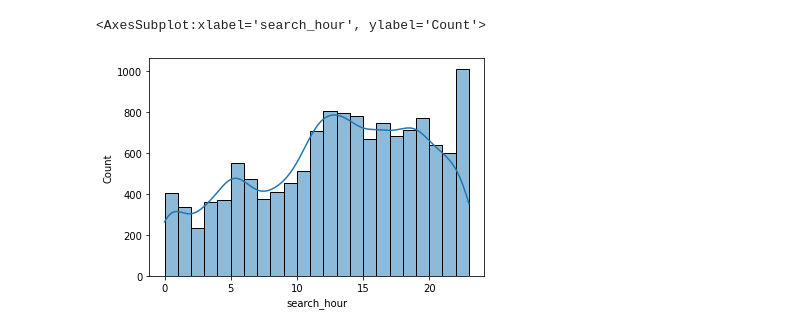
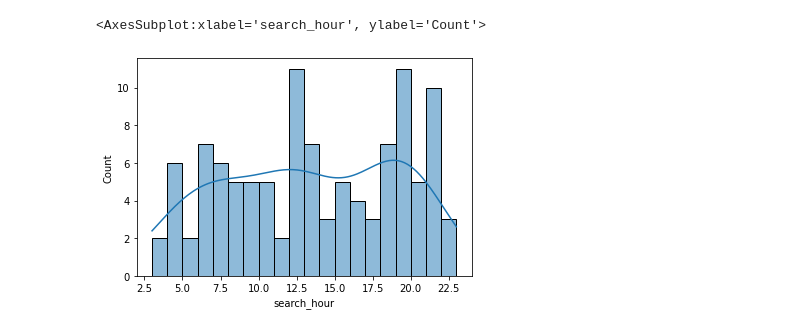
Before and after one commit to julietahocsman/goproject, a Jupyter notebook: notebooks/statistics_per_neighborhood.ipynb, the cells around one changed output. Saved outputs shown, nothing was run; the diff lists cells and outputs as text; code cells hidden in the pictures.

Commit message:
adding notebook with statistics per neighborhood

```diff
--- a/notebooks/statistics_per_neighborhood.ipynb
+++ b/notebooks/statistics_per_neighborhood.ipynb
@@ -18,7 +18,9 @@ def preprocess_data(data):
     data.reset_index(level=0, inplace=True)
     data.drop(columns="index")
     data['search_method'] = data['search_method'].convert_dtypes()
-    data = data[data.search_method != 'startup']
+
+    data = data[data.search_method == 'update_time_home']
+
     data.drop(columns='index', inplace=True)
     data['timestamp'] = pd.to_datetime(data['timestamp'], utc=True, errors='coerce')
     data['arrive'] = pd.to_datetime(data['arrive'], utc=True, errors='coerce')
@@ -128,0 +122,2 @@ search_neighborhood(neighborhood = 'belgrano', coordinates=data)
+# %%
+recoleta = search_neighborhood(neighborhood = 'recoleta', coordinates=data)
@@ -129,5 +126,5 @@ search_neighborhood(neighborhood = 'belgrano', coordinates=data)
 # %%
-sns.histplot(data=data, x="search_hour", binwidth=1, kde=True)
+sns.histplot(data=recoleta, x="search_hour", binwidth=1, kde=True)
 # %% [output]
 <AxesSubplot:xlabel='search_hour', ylabel='Count'>
-[figure, old version]
+[figure, new version]
```
Also changed, not shown: parts of 13 cells of this notebook.
